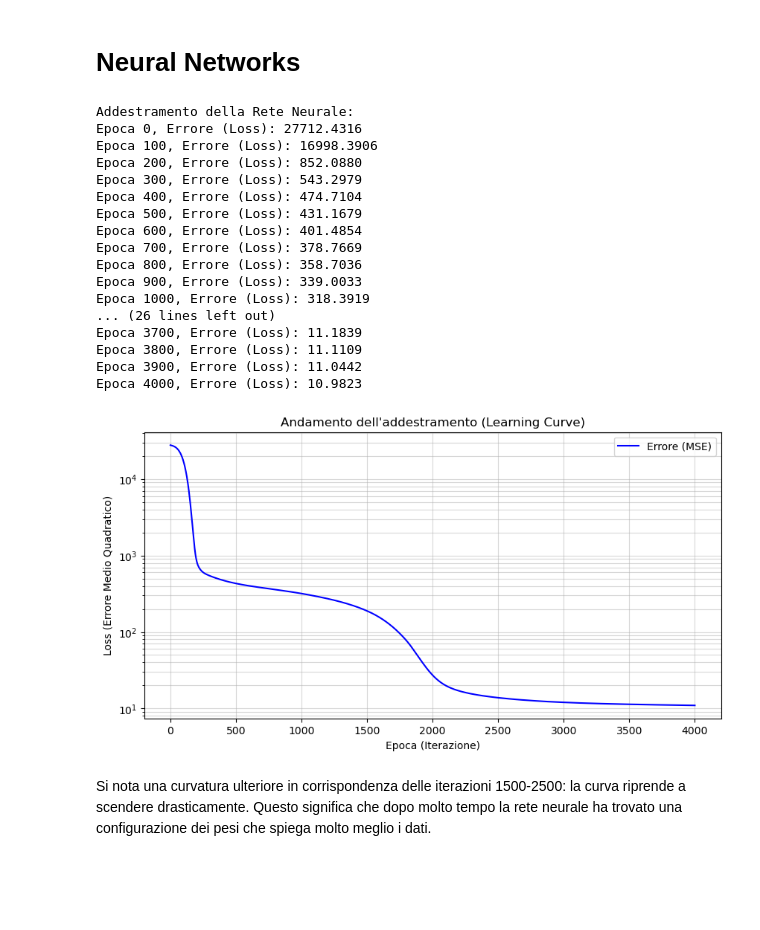
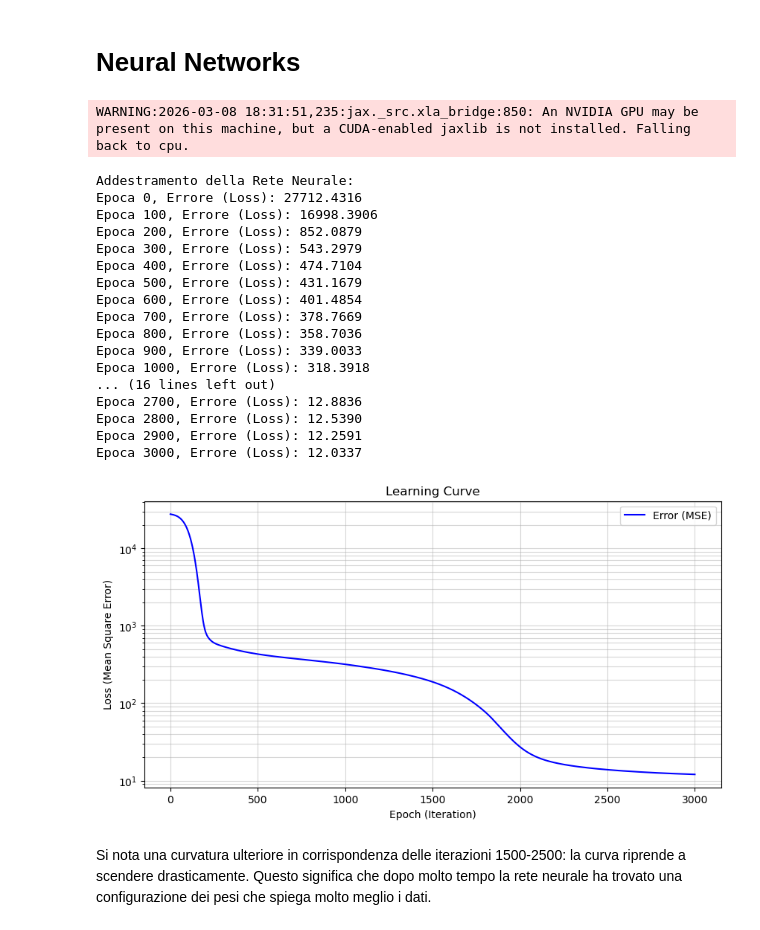
Before and after one commit to rezucch1/RadIAnce-AntonioliZucchi, a Jupyter notebook: checkpoint1.ipynb, the cells around one changed output. Saved outputs shown, nothing was run; the diff lists cells and outputs as text; code cells hidden in the pictures; blank space fills up the shorter version.

```diff
--- a/checkpoint1.ipynb
+++ b/checkpoint1.ipynb
@@ -468,7 +468,7 @@ x_train = jnp.array(params_standardized)
 y_train = jnp.array(output_raw)
 
 print("Addestramento della Rete Neurale:")
-for epoch in range(4001):
+for epoch in range(3001):
     params, opt_state, loss = update_step(params, opt_state, x_train, y_train)
     history_loss.append(loss.item())
     if epoch % 100 == 0:
@@ -477,23 +477,24 @@ for epoch in range(4001):
 
 nn_params = params
 # %% [output]
-Addestramento della Rete Neurale:
-Epoca 0, Errore (Loss): 27712.4316
-Epoca 100, Errore (Loss): 16998.3906
-Epoca 200, Errore (Loss): 852.0880
-Epoca 300, Errore (Loss): 543.2979
-Epoca 400, Errore (Loss): 474.7104
-Epoca 500, Errore (Loss): 431.1679
-Epoca 600, Errore (Loss): 401.4854
-Epoca 700, Errore (Loss): 378.7669
-Epoca 800, Errore (Loss): 358.7036
-Epoca 900, Errore (Loss): 339.0033
-Epoca 1000, Errore (Loss): 318.3919
-... (26 lines left out)
-Epoca 3700, Errore (Loss): 11.1839
-Epoca 3800, Errore (Loss): 11.1109
-Epoca 3900, Errore (Loss): 11.0442
-Epoca 4000, Errore (Loss): 10.9823
+WARNING:2026-03-08 18:31:51,235:jax._src.xla_bridge:850: An NVIDIA GPU may be present on this machine, but a CUDA-enabled jaxlib is not installed. Falling back to cpu.
+Addestramento della Rete Neurale:
+Epoca 0, Errore (Loss): 27712.4316
+Epoca 100, Errore (Loss): 16998.3906
+Epoca 200, Errore (Loss): 852.0879
+Epoca 300, Errore (Loss): 543.2979
+Epoca 400, Errore (Loss): 474.7104
+Epoca 500, Errore (Loss): 431.1679
+Epoca 600, Errore (Loss): 401.4854
+Epoca 700, Errore (Loss): 378.7669
+Epoca 800, Errore (Loss): 358.7036
+Epoca 900, Errore (Loss): 339.0033
+Epoca 1000, Errore (Loss): 318.3918
+... (16 lines left out)
+Epoca 2700, Errore (Loss): 12.8836
+Epoca 2800, Errore (Loss): 12.5390
+Epoca 2900, Errore (Loss): 12.2591
+Epoca 3000, Errore (Loss): 12.0337
 # %%
 def checkpoint_implementation_nn(params_input):
     # params_input è un array (n_samples, 8)
@@ -510,21 +511,21 @@ def checkpoint_implementation_nn(params_input):
 # %%
 import matplotlib.pyplot as plt
 
 plt.figure(figsize=(10, 5))
-plt.plot(history_loss, color='blue', label='Errore (MSE)')
-plt.title('Andamento dell\'addestramento (Learning Curve)')
-plt.xlabel('Epoca (Iterazione)')
-plt.ylabel('Loss (Errore Medio Quadratico)')
+plt.plot(history_loss, color='blue', label='Error (MSE)')
+plt.title('Learning Curve')
+plt.xlabel('Epoch (Iteration)')
+plt.ylabel('Loss (Mean Square Error)')
 
 # Usiamo la scala logaritmica se l'errore cala di molti ordini di grandezza
 # Questo permette di vedere meglio i miglioramenti verso la fine
 plt.yscale('log')
 
 plt.grid(True, which="both", ls="-", alpha=0.5)
 plt.legend()
 plt.show()
 # %% [output]
-[figure, old version]
+[figure, new version]
 # %% [markdown]
 Si nota una curvatura ulteriore in corrispondenza delle iterazioni 1500-2500: la curva riprende a scendere drasticamente.
 Questo significa che dopo molto tempo la rete neurale ha trovato una configurazione dei pesi che spiega molto meglio i dati.
```
Also changed, not shown: parts of 5 cells of this notebook.
